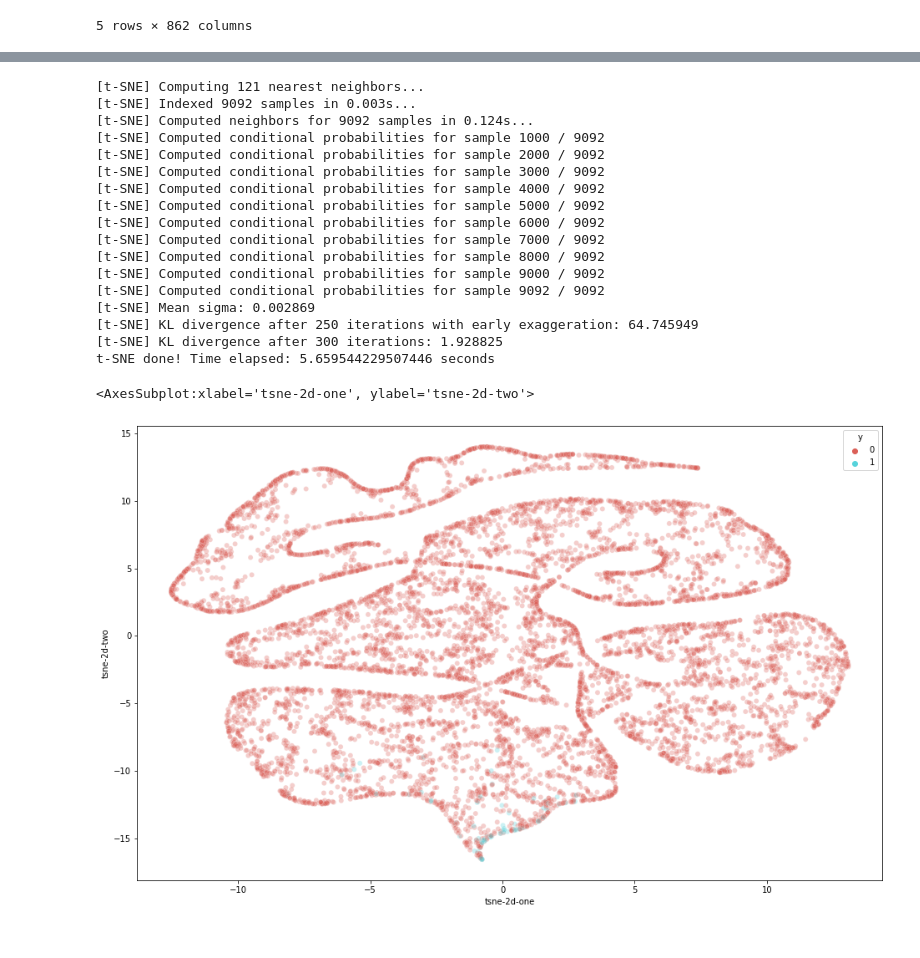
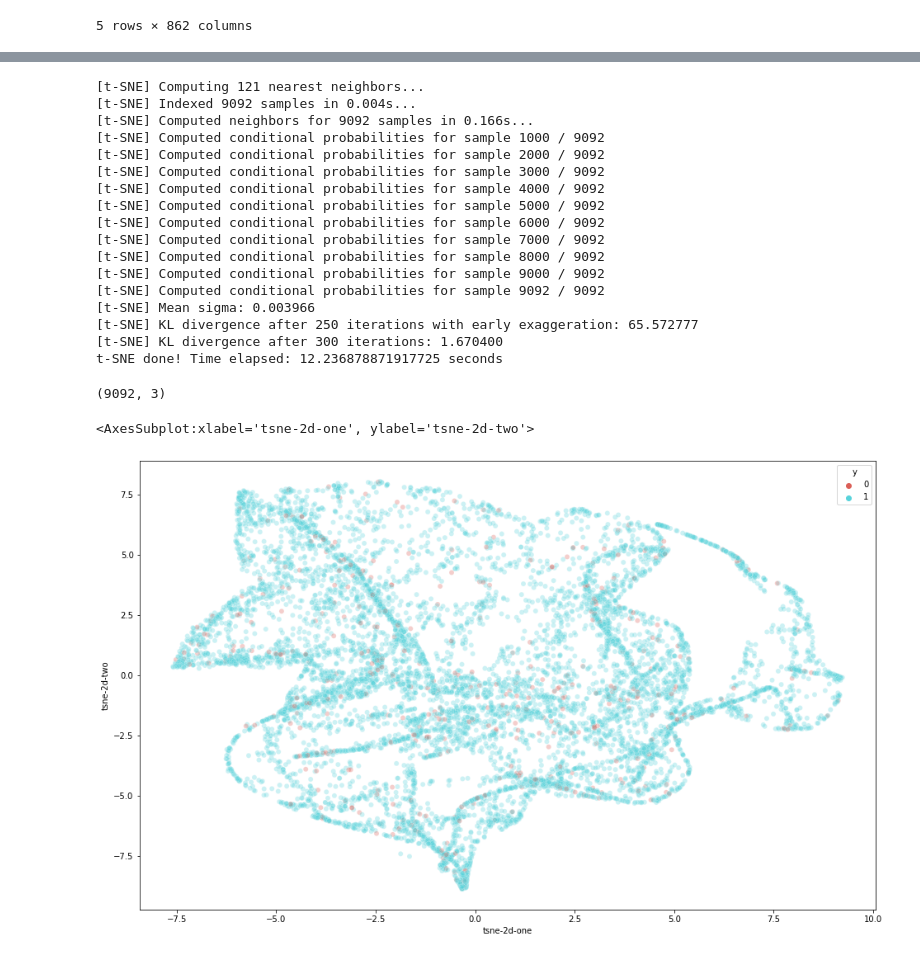
Before and after one commit to quarbby/diplomacy-betrayal, a Jupyter notebook: pipeline-visualising_encodings.ipynb, the cells around one changed output, grey strips where cells are left out. Saved outputs shown, nothing was run; the diff lists cells and outputs as text; code cells hidden in the pictures.

Commit message:
Update pipeline-visualising_encodings.ipynb, pipeline-dataset_sampling.ipynb, create output folder

```diff
--- a/pipeline-visualising_encodings.ipynb
+++ b/pipeline-visualising_encodings.ipynb
@@ -402,3 +411,5 @@ Done
+# %%
+out_test['y'] = deception
 # %%
 out_test
 # %% [output]
@@ -435,5 +446,5 @@ print(X.shape, y.shape)
 # %%
-out_test['y'] = out_test.apply(lambda x: 1 if x.rapport>0.5 else 0, axis=1)
+# out_test['y'] = out_test.apply(lambda x: 1 if x.rapport>0.5 else 0, axis=1)
 # %%
 out_test
 # %% [output]
@@ -453,6 +464,6 @@ out_test
 # %%
 pca = PCA(n_components=3)
-pca_result = pca.fit_transform(out_test[['gamemove', 'reasoning', 'shareinfo']].values)
+pca_result = pca.fit_transform(out_test[['gamemove', 'reasoning', 'shareinfo', 'rapport']].values)
 out_test['pca-one'] = pca_result[:,0]
 out_test['pca-two'] = pca_result[:,1]
 out_test['pca-three'] = pca_result[:,2]
@@ -481,14 +492,14 @@ sns.scatterplot(
 # %%
-df_subset = out_test[['gamemove', 'reasoning', 'shareinfo']].values
+df_subset = out_test[['gamemove', 'reasoning', 'shareinfo', 'rapport']].values
 
 time_start = time.time()
-tsne = TSNE(n_components=2, verbose=1, perplexity=40, n_iter=300)
+tsne = TSNE(n_components=3, verbose=1, perplexity=40, n_iter=300)
 tsne_results = tsne.fit_transform(df_subset)
 print('t-SNE done! Time elapsed: {} seconds'.format(time.time()-time_start))
 # %% [output]
 [t-SNE] Computing 121 nearest neighbors...
-[t-SNE] Indexed 9092 samples in 0.003s...
-[t-SNE] Computed neighbors for 9092 samples in 0.124s...
+[t-SNE] Indexed 9092 samples in 0.004s...
+[t-SNE] Computed neighbors for 9092 samples in 0.166s...
 [t-SNE] Computed conditional probabilities for sample 1000 / 9092
 [t-SNE] Computed conditional probabilities for sample 2000 / 9092
 [t-SNE] Computed conditional probabilities for sample 3000 / 9092
@@ -499,22 +510,26 @@ print('t-SNE done! Time elapsed: {} seconds'.format(time.time()-time_start))
 [t-SNE] Computed conditional probabilities for sample 8000 / 9092
 [t-SNE] Computed conditional probabilities for sample 9000 / 9092
 [t-SNE] Computed conditional probabilities for sample 9092 / 9092
-[t-SNE] Mean sigma: 0.002869
-[t-SNE] KL divergence after 250 iterations with early exaggeration: 64.745949
-[t-SNE] KL divergence after 300 iterations: 1.928825
-t-SNE done! Time elapsed: 5.659544229507446 seconds
+[t-SNE] Mean sigma: 0.003966
+[t-SNE] KL divergence after 250 iterations with early exaggeration: 65.572777
+[t-SNE] KL divergence after 300 iterations: 1.670400
+t-SNE done! Time elapsed: 12.236878871917725 seconds
+# %%
+tsne_results.shape
+# %% [output]
+(9092, 3)
 # %%
-out_test['tsne-2d-one'] = tsne_results[:,0]
-out_test['tsne-2d-two'] = tsne_results[:,1]
+out_test['tsne-2d-one'] = tsne_results[:,1]
+out_test['tsne-2d-two'] = tsne_results[:,2]
 plt.figure(figsize=(16,10))
 sns.scatterplot(
     x="tsne-2d-one", y="tsne-2d-two",
     hue="y",
     palette=sns.color_palette("hls", 2),
     data=out_test,
     legend="full",
     alpha=0.3
 )
 # %% [output]
 <AxesSubplot:xlabel='tsne-2d-one', ylabel='tsne-2d-two'>
-[figure, old version]
+[figure, new version]
```
Also changed, not shown: parts of 10 cells of this notebook, 6 other files.
